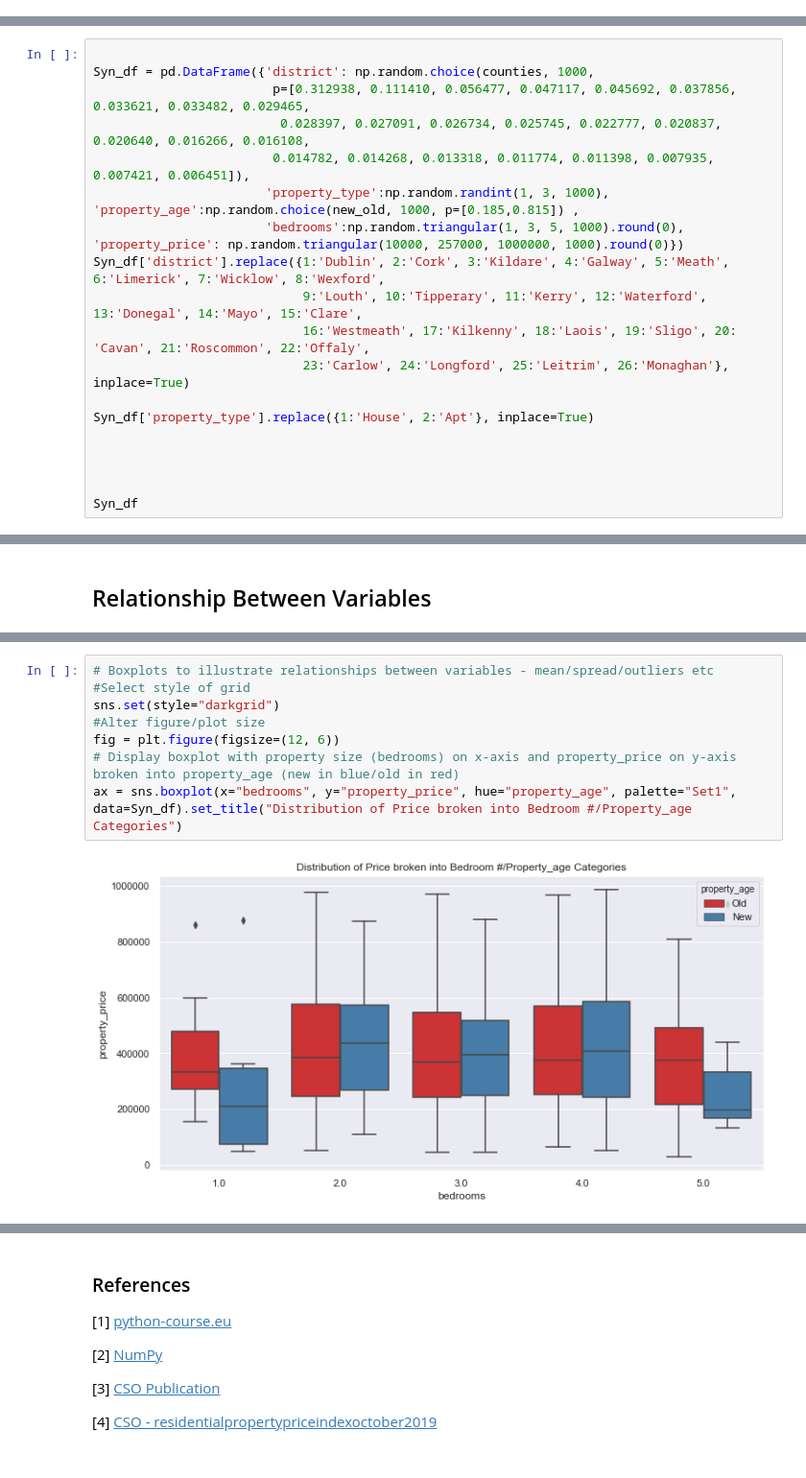
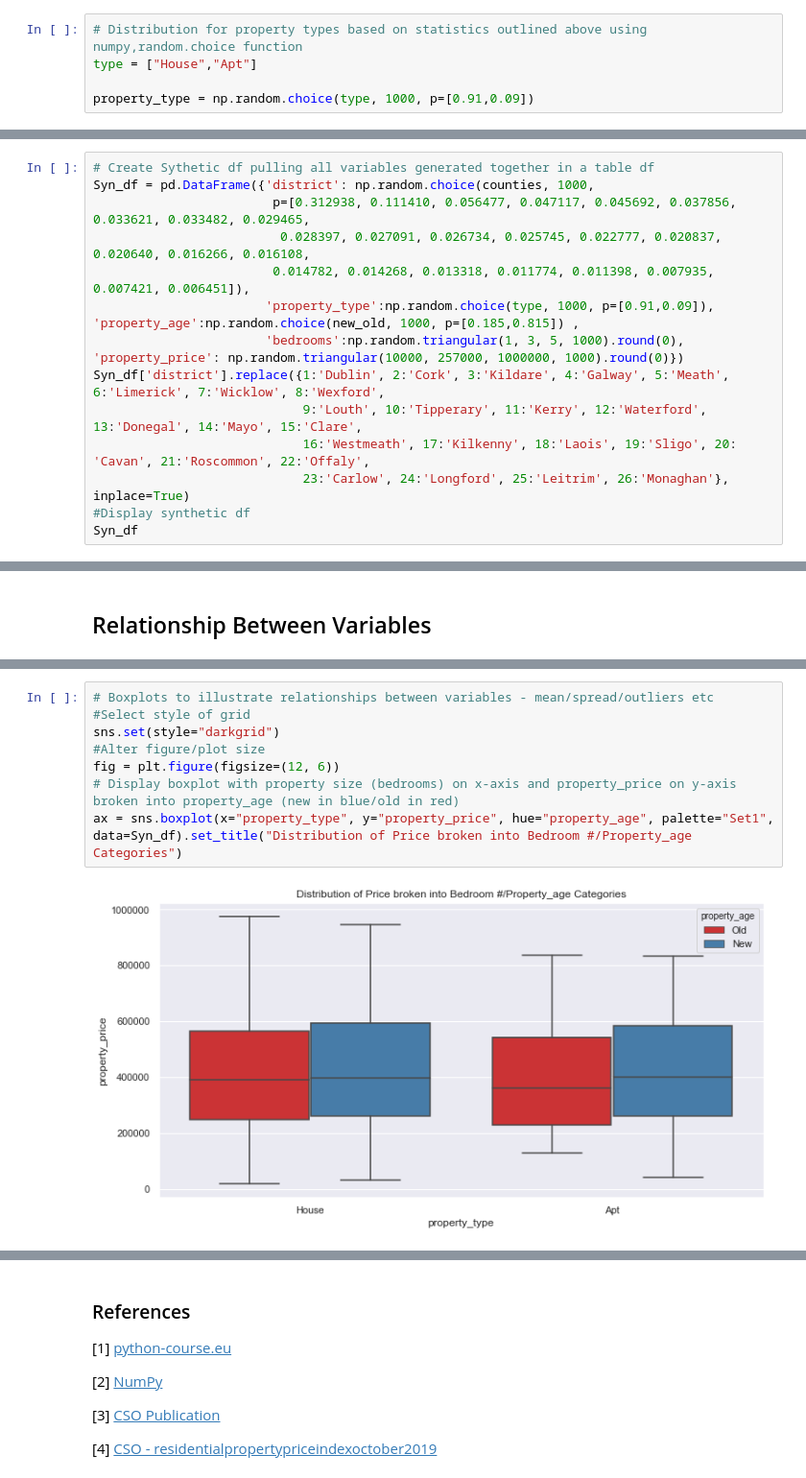
Before and after one commit to edelcorcoran/PDA-Project-, a Jupyter notebook: PDA Project.ipynb, the cells around one changed output, grey strips where cells are left out. Shown: that part at 96% size. Saved outputs shown, nothing was run; the diff lists cells and outputs as text.

```diff
--- a/PDA Project.ipynb
+++ b/PDA Project.ipynb
@@ -450,3 +430,8 @@ array([2, 2, 1, 2, 2, 1, 2, 1, 2, 2, 2, 2, 2, 2, 1, 2, 2, 1, 2, 1, 2, 2,
+# %%
+# Distribution for property types based on statistics outlined above using numpy,random.choice function
+type = ["House","Apt"]
+
+property_type = np.random.choice(type, 1000, p=[0.91,0.09])
 # %%
 # Print Number for Properties that are Houses(1) or Apartments(2)
 unique, counts = np.unique(property_type, return_counts=True)
@@ -534,23 +499,18 @@ property_price = np.random.triangular(129000 ,257000, 581000, 1000).round(0)
 # %% [markdown]
 ### Synthesised Dataframe
 # %%
-
+# Create Sythetic df pulling all variables generated together in a table df
 Syn_df = pd.DataFrame({'district': np.random.choice(counties, 1000,
                         p=[0.312938, 0.111410, 0.056477, 0.047117, 0.045692, 0.037856, 0.033621, 0.033482, 0.029465,
                          0.028397, 0.027091, 0.026734, 0.025745, 0.022777, 0.020837, 0.020640, 0.016266, 0.016108,
                         0.014782, 0.014268, 0.013318, 0.011774, 0.011398, 0.007935, 0.007421, 0.006451]),
-                       'property_type':np.random.randint(1, 3, 1000), 'property_age':np.random.choice(new_old, 1000, p=[0.185,0.815]) ,
+                       'property_type':np.random.choice(type, 1000, p=[0.91,0.09]), 'property_age':np.random.choice(new_old, 1000, p=[0.185,0.815]) ,
                        'bedrooms':np.random.triangular(1, 3, 5, 1000).round(0), 'property_price': np.random.triangular(10000, 257000, 1000000, 1000).round(0)})
 Syn_df['district'].replace({1:'Dublin', 2:'Cork', 3:'Kildare', 4:'Galway', 5:'Meath', 6:'Limerick', 7:'Wicklow', 8:'Wexford',
                             9:'Louth', 10:'Tipperary', 11:'Kerry', 12:'Waterford', 13:'Donegal', 14:'Mayo', 15:'Clare',
                             16:'Westmeath', 17:'Kilkenny', 18:'Laois', 19:'Sligo', 20: 'Cavan', 21:'Roscommon', 22:'Offaly',
                             23:'Carlow', 24:'Longford', 25:'Leitrim', 26:'Monaghan'}, inplace=True)
-
-Syn_df['property_type'].replace({1:'House', 2:'Apt'}, inplace=True)
-
-
-
-
+#Display synthetic df
 Syn_df
 # %% [output]
 |  | district | property_type | property_age | bedrooms | property_price |
@@ -603,10 +563,10 @@ Boxplot below the spread for property prices based on bedroom number and age of
 # %%
 # Boxplots to illustrate relationships between variables - mean/spread/outliers etc
 #Select style of grid
 sns.set(style="darkgrid")
 #Alter figure/plot size
 fig = plt.figure(figsize=(12, 6))
 # Display boxplot with property size (bedrooms) on x-axis and property_price on y-axis broken into property_age (new in blue/old in red)
-ax = sns.boxplot(x="bedrooms", y="property_price", hue="property_age", palette="Set1", data=Syn_df).set_title("Distribution of Price broken into Bedroom #/Property_age Categories")
+ax = sns.boxplot(x="property_type", y="property_price", hue="property_age", palette="Set1", data=Syn_df).set_title("Distribution of Price broken into Bedroom #/Property_age Categories")
 # %% [output]
-[figure, old version]
+[figure, new version]
```
Also changed, not shown: parts of 33 cells of this notebook.
